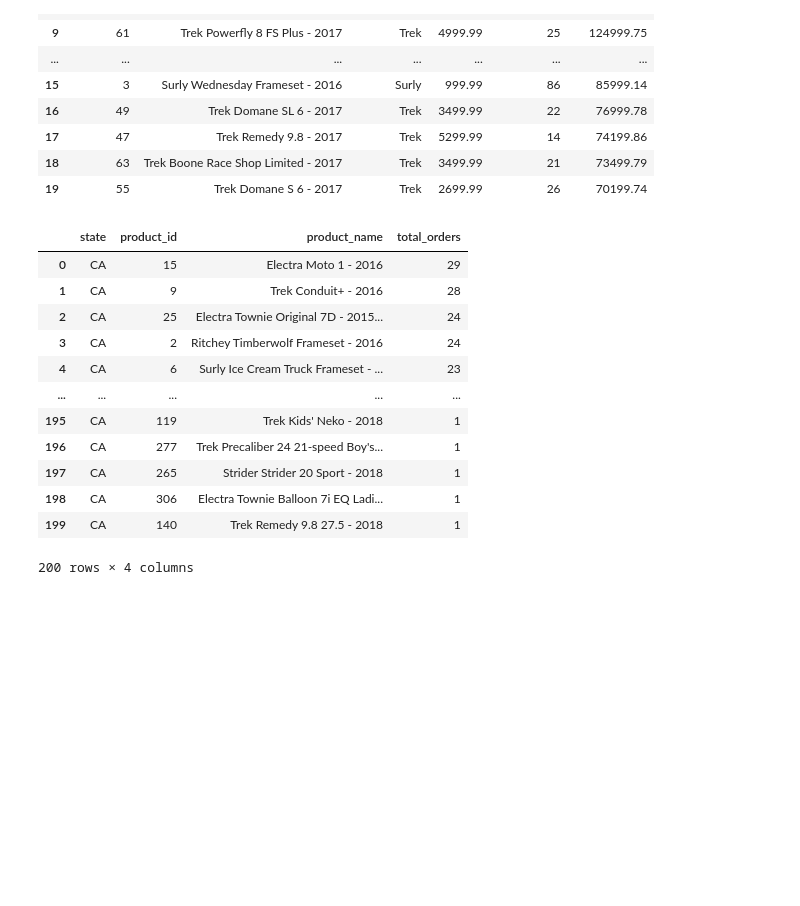
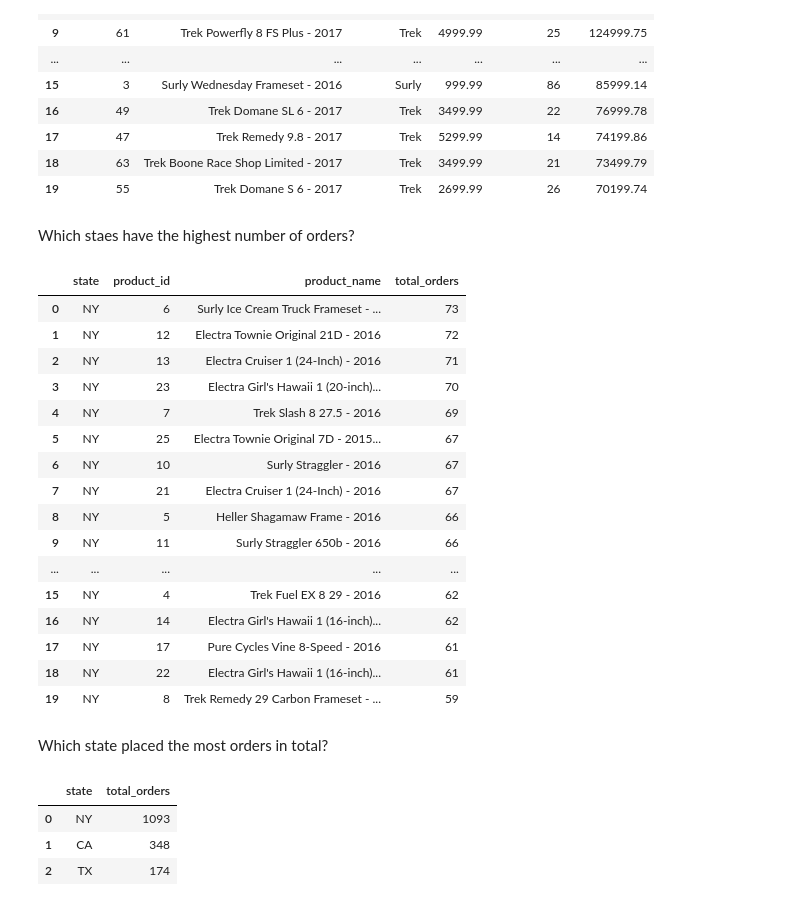
Before and after one commit to AnnaFurgalaWojas/Bike_data_SQL, a Jupyter notebook: Bike_data_SQL.ipynb, the cells around one changed output. Cells and saved outputs as stored; diff of their text form; code cells hidden in the pictures; blank space fills up the shorter version.

```diff
--- a/Bike_data_SQL.ipynb
+++ b/Bike_data_SQL.ipynb
@@ -161,44 +165,74 @@ result_rev
 | 17 | 47 | Trek Remedy 9.8 - 2017 | Trek | 5299.99 | 14 | 74199.86 |
 | 18 | 63 | Trek Boone Race Shop Limited - 2017 | Trek | 3499.99 | 21 | 73499.79 |
 | 19 | 55 | Trek Domane S 6 - 2017 | Trek | 2699.99 | 26 | 70199.74 |
+# %% [markdown]
+Which staes have the highest number of orders?
 # %%
 query_state = """
 SELECT
     c.state,
     p.product_id,
     p.product_name,
     COUNT(oi.order_id) AS total_orders
 FROM
     products p
 JOIN
     order_items oi ON p.product_id = oi.product_id
 JOIN
     orders o ON oi.order_id = o.order_id
 JOIN
     customers c ON o.customer_id = c.customer_id
 GROUP BY
     c.state,
     p.product_id,
     p.product_name
 ORDER BY
-    c.state ASC,
     total_orders DESC
-LIMIT 200;
+LIMIT 20;
 """
 
 result_state = pd.read_sql(query_state, engine)
 result_state
 # %% [output]
 |  | state | product_id | product_name | total_orders |
-| 0 | CA | 15 | Electra Moto 1 - 2016 | 29 |
-| 1 | CA | 9 | Trek Conduit+ - 2016 | 28 |
-| 2 | CA | 25 | Electra Townie Original 7D - 2015... | 24 |
-| 3 | CA | 2 | Ritchey Timberwolf Frameset - 2016 | 24 |
-| 4 | CA | 6 | Surly Ice Cream Truck Frameset - ... | 23 |
+| 0 | NY | 6 | Surly Ice Cream Truck Frameset - ... | 73 |
+| 1 | NY | 12 | Electra Townie Original 21D - 2016 | 72 |
+| 2 | NY | 13 | Electra Cruiser 1 (24-Inch) - 2016 | 71 |
+| 3 | NY | 23 | Electra Girl's Hawaii 1 (20-inch)... | 70 |
+| 4 | NY | 7 | Trek Slash 8 27.5 - 2016 | 69 |
+| 5 | NY | 25 | Electra Townie Original 7D - 2015... | 67 |
+| 6 | NY | 10 | Surly Straggler - 2016 | 67 |
+| 7 | NY | 21 | Electra Cruiser 1 (24-Inch) - 2016 | 67 |
+| 8 | NY | 5 | Heller Shagamaw Frame - 2016 | 66 |
+| 9 | NY | 11 | Surly Straggler 650b - 2016 | 66 |
 | ... | ... | ... | ... | ... |
-| 195 | CA | 119 | Trek Kids' Neko - 2018 | 1 |
-| 196 | CA | 277 | Trek Precaliber 24 21-speed Boy's... | 1 |
-| 197 | CA | 265 | Strider Strider 20 Sport - 2018 | 1 |
-| 198 | CA | 306 | Electra Townie Balloon 7i EQ Ladi... | 1 |
-| 199 | CA | 140 | Trek Remedy 9.8 27.5 - 2018 | 1 |
+| 15 | NY | 4 | Trek Fuel EX 8 29 - 2016 | 62 |
+| 16 | NY | 14 | Electra Girl's Hawaii 1 (16-inch)... | 62 |
+| 17 | NY | 17 | Pure Cycles Vine 8-Speed - 2016 | 61 |
+| 18 | NY | 22 | Electra Girl's Hawaii 1 (16-inch)... | 61 |
+| 19 | NY | 8 | Trek Remedy 29 Carbon Frameset - ... | 59 |
-200 rows × 4 columns
+# %% [markdown]
+Which state placed the most orders in total?
+# %%
+
+query_state = """
+SELECT
+    c.state,
+    COUNT(o.order_id) AS total_orders
+FROM
+    customers c
+JOIN
+    orders o ON c.customer_id = o.customer_id
+GROUP BY
+    c.state
+ORDER BY
+    total_orders DESC;
+    """
+
+result_state = pd.read_sql(query_state, engine)
+result_state
+# %% [output]
+|  | state | total_orders |
+| 0 | NY | 1093 |
+| 1 | CA | 348 |
+| 2 | TX | 174 |
```
Also changed, not shown: parts of 12 cells of this notebook.
